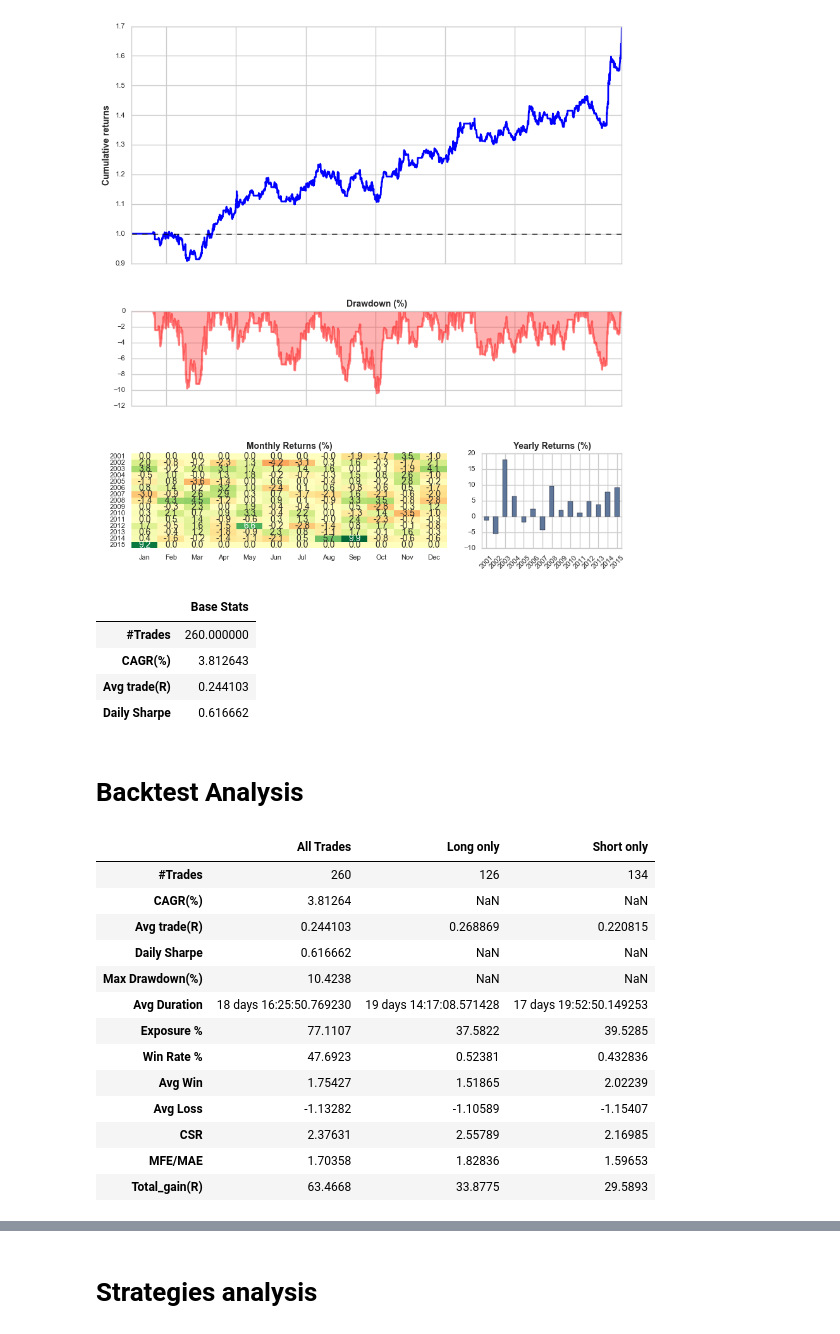
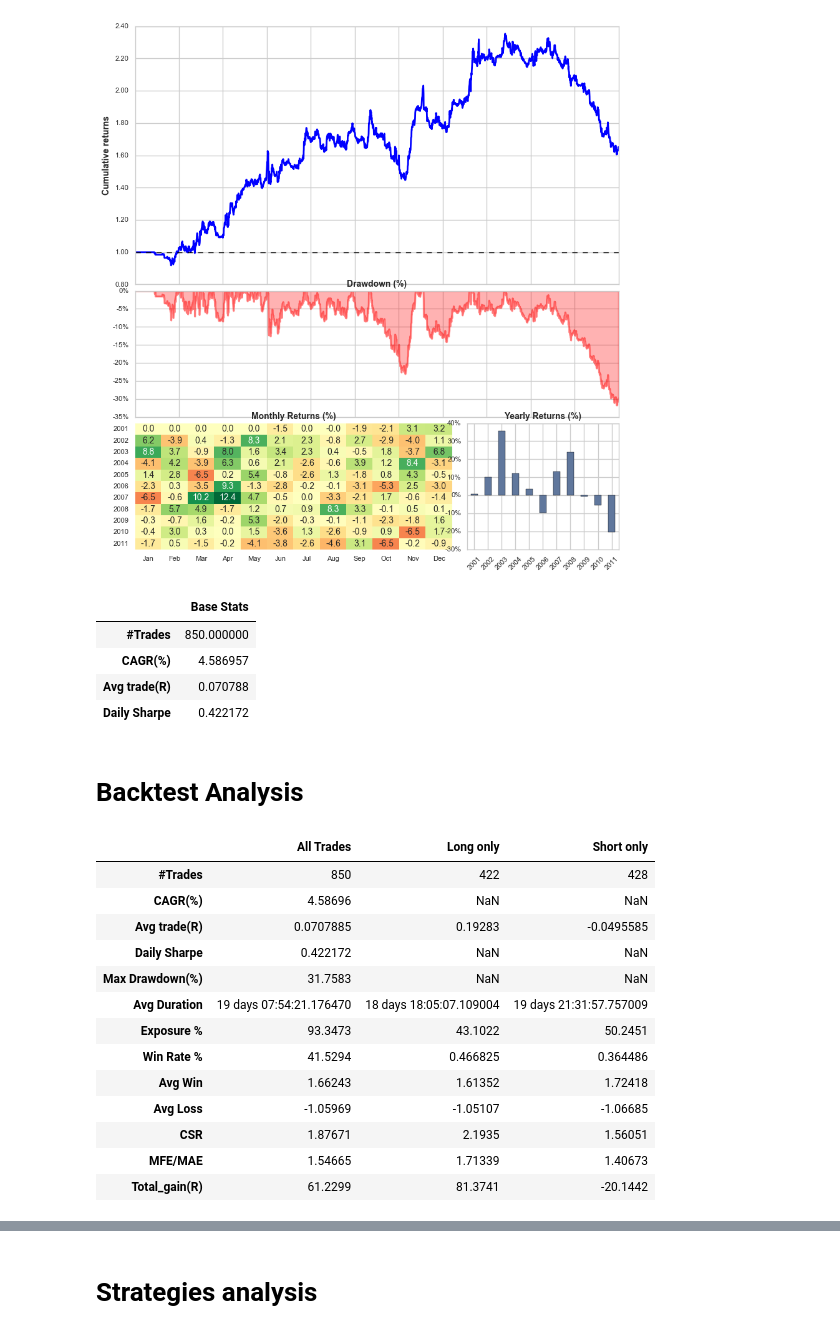
Before and after one commit to JeromeMoreau/pyTrading2, a Jupyter notebook: Backtest.ipynb, the cells around one changed output, grey strips where cells are left out. Cells and saved outputs as stored; diff of their text form; code cells hidden in the pictures.

```diff
--- a/Backtest.ipynb
+++ b/Backtest.ipynb
@@ -6,8 +6,11 @@ from datetime import datetime
 from broker.data_handlers.arctic_data_handler import ArcticDatabaseDataHandler
 from broker.execution_handler import SimulatedExecution
 from portfolio import Portfolio
-from backtest import BacktestEngine
+from Engine.backtest_engine import BacktestEngine
 from broker.account import SimulatedAccount
+from trade_store.mongo_data_store import MongoTradeStore
+
+
 from strategy_manager import StrategyManager
 
 from strategies.donchian_breakout import DonchianBreakout
@@ -17,7 +20,7 @@ from strategies.PA_test import PA_Test
 %matplotlib inline
 
 #PARAMETERS
-symbol_list= ['EURUSD']
+symbol_list= ['EURUSD','GBPUSD','AUDUSD','USDCAD']
 risk= 0.01
 equity = 1000.0
 leverage = 20
@@ -27,27 +30,26 @@ end_date= datetime(2011,12,31)
 
 events_queue = queue.Queue()
 account = SimulatedAccount(equity,leverage,'USD')
-#prices = DatabaseDataHandler(events_queue=events_queue, symbol_list=symbol_list,account=account,db_adress='localhost',
-                             #timeframe='D1', start_date=start_date,end_date=end_date,data_vendor='FX')
-#prices = CSVDataHandler(events_queue,symbol_list,account,start_date = start_date,end_date = end_date)
+
 prices= ArcticDatabaseDataHandler(events_queue=events_queue, symbol_list=symbol_list,account=account,db_adress='localhost',
                              timeframe='D1', start_date=start_date,end_date=end_date,data_vendor='FX')
 
-strategy_4 = DonchianBreakout(prices,events_queue, entry_lookback=200, exit_lookback=100, atr_stop=3.,TP_atr=5.,name='DC_200x100')
+strategy_3 = DonchianBreakout(prices,events_queue, entry_lookback=100, exit_lookback=50, atr_stop=3.,TP_atr=5.,name='DC_100x50')
 strategy_5 = RSI_Trading_Strategy(prices,events_queue,rsi_lookback=15, rsi_trigger_offset=25,trailing_stop_atr=1.8, take_profit_atr=3)
 strategy_6 = PA_Test(prices,events_queue,atr_stop=1.8,TP_atr=4.)
 
-manager = StrategyManager([strategy_4,strategy_5,strategy_6])
+manager = StrategyManager([strategy_3,strategy_5,strategy_6])
 
+store = MongoTradeStore(db_name='TRADES')
 
-portfolio = Portfolio(events_queue=events_queue, prices=prices,account=account,strat_manager=manager,risk_per_trade = risk)
+portfolio = Portfolio(events_queue=events_queue, prices=prices,account=account,strat_manager=manager,risk_per_trade = risk,data_store=store)
 portfolio.open_trades.clear()
 portfolio.compound=False
 
 execution = SimulatedExecution(events_queue,prices,spread=0.0003)
 backtest = BacktestEngine(events_queue, prices, execution, portfolio, manager)
 
-backtest.backtest_trading()
+backtest.run()
 backtest.stats.plot_results()
 backtest.stats.output_base_stats()
 # %% [output]
@@ -57,28 +59,28 @@ Total time elapsed: 00:00:03
-[figure, old version]
+[figure, new version]
 |  | Base Stats |
-| #Trades | 260.000000 |
-| CAGR(%) | 3.812643 |
-| Avg trade(R) | 0.244103 |
-| Daily Sharpe | 0.616662 |
+| #Trades | 850.000000 |
+| CAGR(%) | 4.586957 |
+| Avg trade(R) | 0.070788 |
+| Daily Sharpe | 0.422172 |
 # %% [markdown]
 # Backtest Analysis
 # %%
 backtest.stats.get_results()
 # %% [output]
 |  | All Trades | Long only | Short only |
-| #Trades | 260 | 126 | 134 |
-| CAGR(%) | 3.81264 | NaN | NaN |
-| Avg trade(R) | 0.244103 | 0.268869 | 0.220815 |
-| Daily Sharpe | 0.616662 | NaN | NaN |
-| Max Drawdown(%) | 10.4238 | NaN | NaN |
-| Avg Duration | 18 days 16:25:50.769230 | 19 days 14:17:08.571428 | 17 days 19:52:50.149253 |
-| Exposure % | 77.1107 | 37.5822 | 39.5285 |
-| Win Rate % | 47.6923 | 0.52381 | 0.432836 |
-| Avg Win | 1.75427 | 1.51865 | 2.02239 |
-| Avg Loss | -1.13282 | -1.10589 | -1.15407 |
-| CSR | 2.37631 | 2.55789 | 2.16985 |
-| MFE/MAE | 1.70358 | 1.82836 | 1.59653 |
-| Total_gain(R) | 63.4668 | 33.8775 | 29.5893 |
+| #Trades | 850 | 422 | 428 |
+| CAGR(%) | 4.58696 | NaN | NaN |
+| Avg trade(R) | 0.0707885 | 0.19283 | -0.0495585 |
+| Daily Sharpe | 0.422172 | NaN | NaN |
+| Max Drawdown(%) | 31.7583 | NaN | NaN |
+| Avg Duration | 19 days 07:54:21.176470 | 18 days 18:05:07.109004 | 19 days 21:31:57.757009 |
+| Exposure % | 93.3473 | 43.1022 | 50.2451 |
+| Win Rate % | 41.5294 | 0.466825 | 0.364486 |
+| Avg Win | 1.66243 | 1.61352 | 1.72418 |
+| Avg Loss | -1.05969 | -1.05107 | -1.06685 |
+| CSR | 1.87671 | 2.1935 | 1.56051 |
+| MFE/MAE | 1.54665 | 1.71339 | 1.40673 |
+| Total_gain(R) | 61.2299 | 81.3741 | -20.1442 |
 # %%
 trades = backtest.stats.trades
 trades_per_years = trades.open_date.groupby(trades.open_date.dt.year).count()
```
Also changed, not shown: parts of 5 cells of this notebook, 17 other files.
